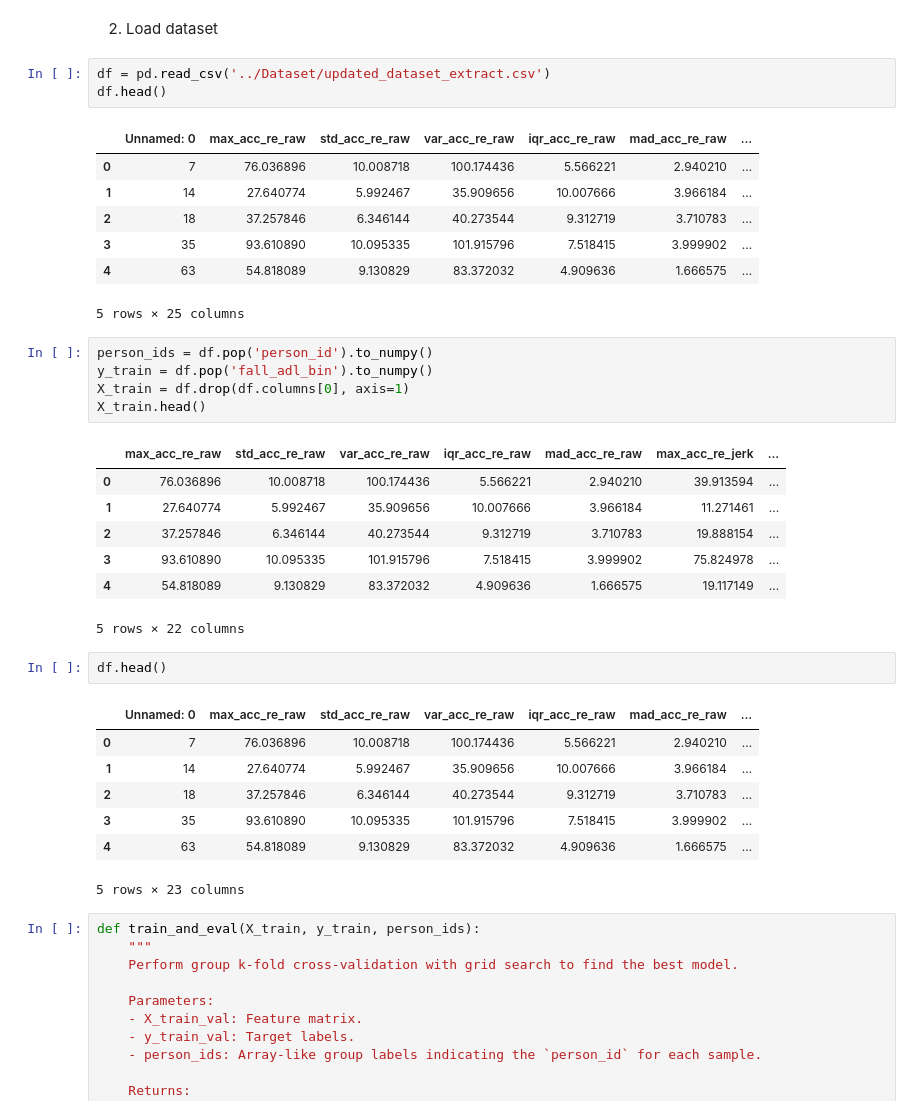
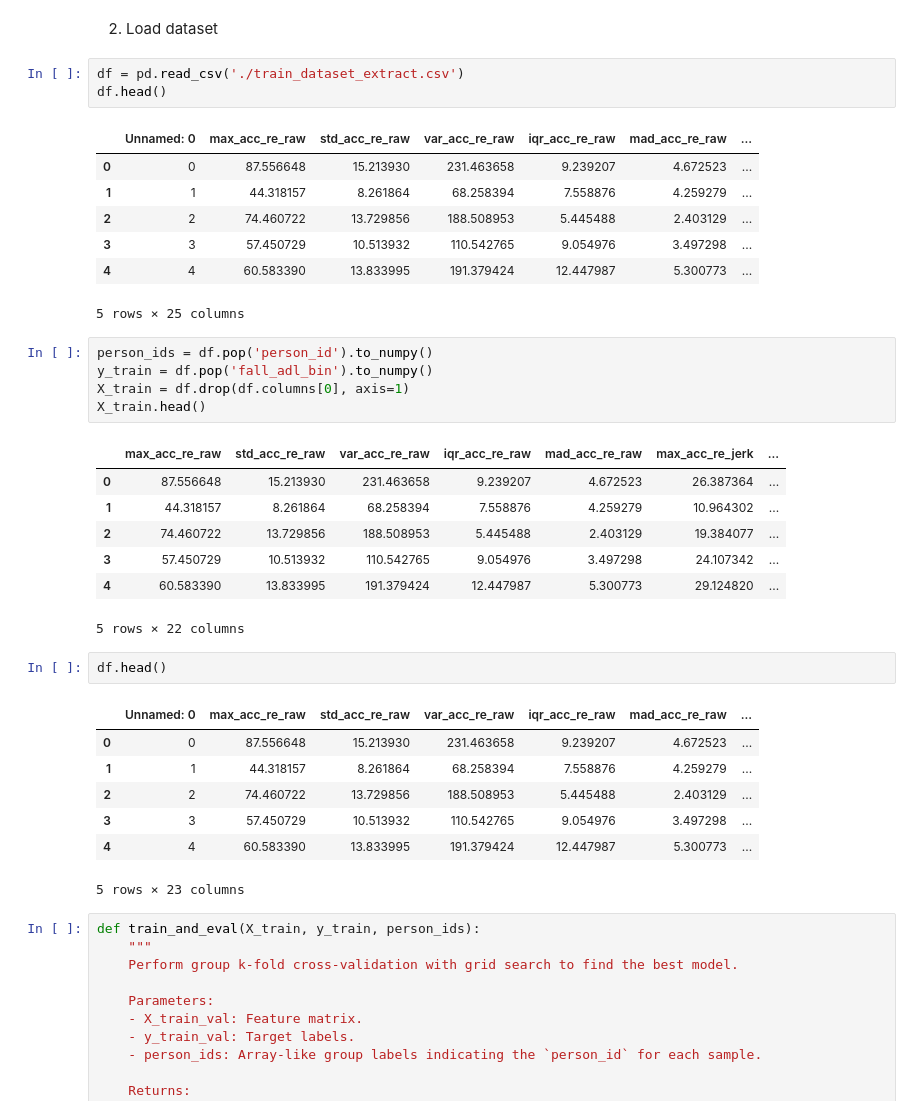
Before and after one commit to tungBKDN/fall-detection-ai, a Jupyter notebook: tng-balancing-test/decision-tree.ipynb, the cells around one changed output. Saved outputs shown, nothing was run; the diff lists cells and outputs as text.

```diff
--- a/tng-balancing-test/decision-tree.ipynb
+++ b/tng-balancing-test/decision-tree.ipynb
@@ -15,15 +15,15 @@ import pickle
 # %% [markdown]
 2. Load dataset
 # %%
-df = pd.read_csv('../Dataset/updated_dataset_extract.csv')
+df = pd.read_csv('./train_dataset_extract.csv')
 df.head()
 # %% [output]
 |  | Unnamed: 0 | max_acc_re_raw | std_acc_re_raw | var_acc_re_raw | iqr_acc_re_raw | mad_acc_re_raw | ... |
-| 0 | 7 | 76.036896 | 10.008718 | 100.174436 | 5.566221 | 2.940210 | ... |
-| 1 | 14 | 27.640774 | 5.992467 | 35.909656 | 10.007666 | 3.966184 | ... |
-| 2 | 18 | 37.257846 | 6.346144 | 40.273544 | 9.312719 | 3.710783 | ... |
-| 3 | 35 | 93.610890 | 10.095335 | 101.915796 | 7.518415 | 3.999902 | ... |
-| 4 | 63 | 54.818089 | 9.130829 | 83.372032 | 4.909636 | 1.666575 | ... |
+| 0 | 0 | 87.556648 | 15.213930 | 231.463658 | 9.239207 | 4.672523 | ... |
+| 1 | 1 | 44.318157 | 8.261864 | 68.258394 | 7.558876 | 4.259279 | ... |
+| 2 | 2 | 74.460722 | 13.729856 | 188.508953 | 5.445488 | 2.403129 | ... |
+| 3 | 3 | 57.450729 | 10.513932 | 110.542765 | 9.054976 | 3.497298 | ... |
+| 4 | 4 | 60.583390 | 13.833995 | 191.379424 | 12.447987 | 5.300773 | ... |
 5 rows × 25 columns
 # %%
 person_ids = df.pop('person_id').to_numpy()
@@ -32,21 +32,21 @@ X_train = df.drop(df.columns[0], axis=1)
 X_train.head()
 # %% [output]
 |  | max_acc_re_raw | std_acc_re_raw | var_acc_re_raw | iqr_acc_re_raw | mad_acc_re_raw | max_acc_re_jerk | ... |
-| 0 | 76.036896 | 10.008718 | 100.174436 | 5.566221 | 2.940210 | 39.913594 | ... |
-| 1 | 27.640774 | 5.992467 | 35.909656 | 10.007666 | 3.966184 | 11.271461 | ... |
-| 2 | 37.257846 | 6.346144 | 40.273544 | 9.312719 | 3.710783 | 19.888154 | ... |
-| 3 | 93.610890 | 10.095335 | 101.915796 | 7.518415 | 3.999902 | 75.824978 | ... |
-| 4 | 54.818089 | 9.130829 | 83.372032 | 4.909636 | 1.666575 | 19.117149 | ... |
+| 0 | 87.556648 | 15.213930 | 231.463658 | 9.239207 | 4.672523 | 26.387364 | ... |
+| 1 | 44.318157 | 8.261864 | 68.258394 | 7.558876 | 4.259279 | 10.964302 | ... |
+| 2 | 74.460722 | 13.729856 | 188.508953 | 5.445488 | 2.403129 | 19.384077 | ... |
+| 3 | 57.450729 | 10.513932 | 110.542765 | 9.054976 | 3.497298 | 24.107342 | ... |
+| 4 | 60.583390 | 13.833995 | 191.379424 | 12.447987 | 5.300773 | 29.124820 | ... |
 5 rows × 22 columns
 # %%
 df.head()
 # %% [output]
 |  | Unnamed: 0 | max_acc_re_raw | std_acc_re_raw | var_acc_re_raw | iqr_acc_re_raw | mad_acc_re_raw | ... |
-| 0 | 7 | 76.036896 | 10.008718 | 100.174436 | 5.566221 | 2.940210 | ... |
-| 1 | 14 | 27.640774 | 5.992467 | 35.909656 | 10.007666 | 3.966184 | ... |
-| 2 | 18 | 37.257846 | 6.346144 | 40.273544 | 9.312719 | 3.710783 | ... |
-| 3 | 35 | 93.610890 | 10.095335 | 101.915796 | 7.518415 | 3.999902 | ... |
-| 4 | 63 | 54.818089 | 9.130829 | 83.372032 | 4.909636 | 1.666575 | ... |
+| 0 | 0 | 87.556648 | 15.213930 | 231.463658 | 9.239207 | 4.672523 | ... |
+| 1 | 1 | 44.318157 | 8.261864 | 68.258394 | 7.558876 | 4.259279 | ... |
+| 2 | 2 | 74.460722 | 13.729856 | 188.508953 | 5.445488 | 2.403129 | ... |
+| 3 | 3 | 57.450729 | 10.513932 | 110.542765 | 9.054976 | 3.497298 | ... |
+| 4 | 4 | 60.583390 | 13.833995 | 191.379424 | 12.447987 | 5.300773 | ... |
 5 rows × 23 columns
 # %%
 def train_and_eval(X_train, y_train, person_ids):
```
Also changed, not shown: parts of 2 cells of this notebook, 9 other files.
